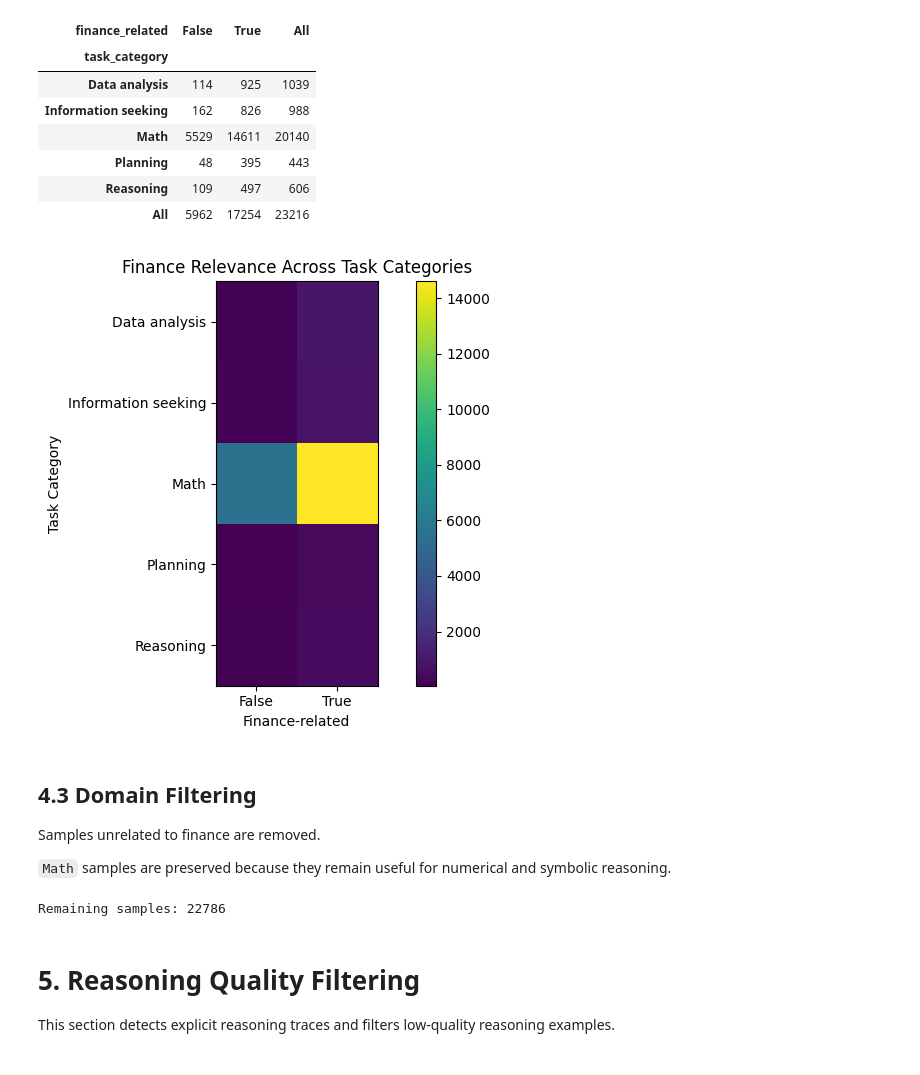
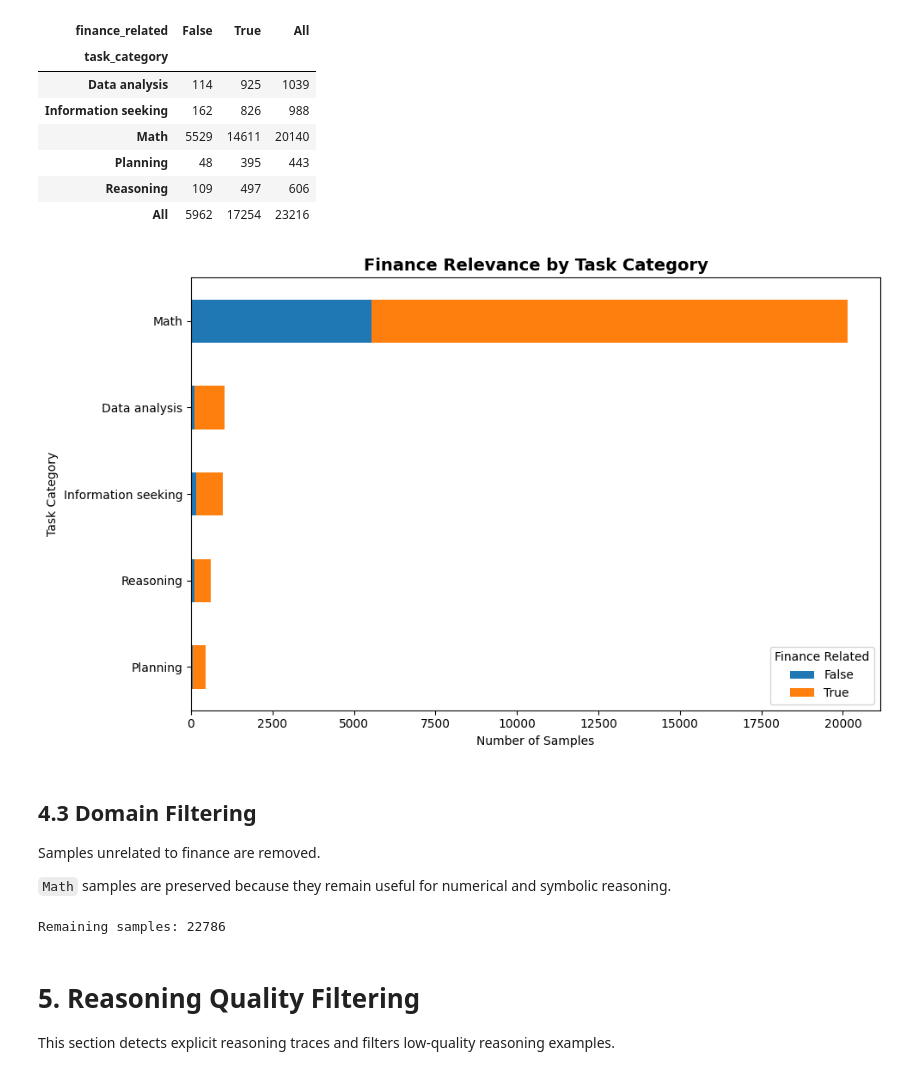
Before and after one commit to AshotAkopov/finance-slm-distillation, a Jupyter notebook: notebooks/01_dataset_preparation.ipynb, the cells around one changed output. Drawn from its saved outputs; the diff is of its cells as text; code cells hidden in the pictures.

```diff
--- a/notebooks/01_dataset_preparation.ipynb
+++ b/notebooks/01_dataset_preparation.ipynb
@@ -312,30 +324,31 @@ finance_filtering_table
 | Reasoning | 109 | 497 | 606 |
 | All | 5962 | 17254 | 23216 |
 # %%
-finance_filtering_matrix = finance_filtering_table.iloc[:-1, :-1]
+finance_counts = (
+    df.groupby(["task_category", "finance_related"])
+    .size()
+    .unstack(fill_value=0)
+    .sort_values(by=True, ascending=True)
+)
 
-fig, ax = plt.subplots(figsize=(8, 5))
+ax = finance_counts.plot(
+    kind="barh",
+    stacked=True,
+    figsize=(10, 6)
+)
 
-im = ax.imshow(finance_filtering_matrix)
-
-ax.set_title("Finance Relevance Across Task Categories")
-ax.set_xlabel("Finance-related")
+ax.set_title("Finance Relevance by Task Category", fontsize=14, fontweight="bold")
+ax.set_xlabel("Number of Samples")
 ax.set_ylabel("Task Category")
-
-ax.set_xticks(range(len(finance_filtering_matrix.columns)))
-ax.set_xticklabels(finance_filtering_matrix.columns)
-
-ax.set_yticks(range(len(finance_filtering_matrix.index)))
-ax.set_yticklabels(finance_filtering_matrix.index)
-
-fig.colorbar(im, ax=ax)
+ax.legend(title="Finance Related")
 
 plt.tight_layout()
 plt.show()
 
-fig.savefig("finance_filtering_heatmap.png", bbox_inches="tight")
+fig = ax.get_figure()
+fig.savefig("finance_filtering_distribution.png", bbox_inches="tight", dpi=300)
 # %% [output]
-[figure, old version]
+[figure, new version]
 # %% [markdown]
 ## 4.3 Domain Filtering
 
@@ -348,7 +361,12 @@ df = df[
     |
     (df["finance_related"])
 ]
+
+print(f"Remaining samples: {len(df)}")
+
+pipeline_stats.append({
+    "step": "Finance filtering",
+    "samples": len(df)
+})
+# %% [output]
+Remaining samples: 22786
-# %%
-print(f"Remaining samples: {len(df)}")
-# %% [output]
-Remaining samples: 22786
```
Also changed, not shown: parts of 51 cells of this notebook, 13 other files.
